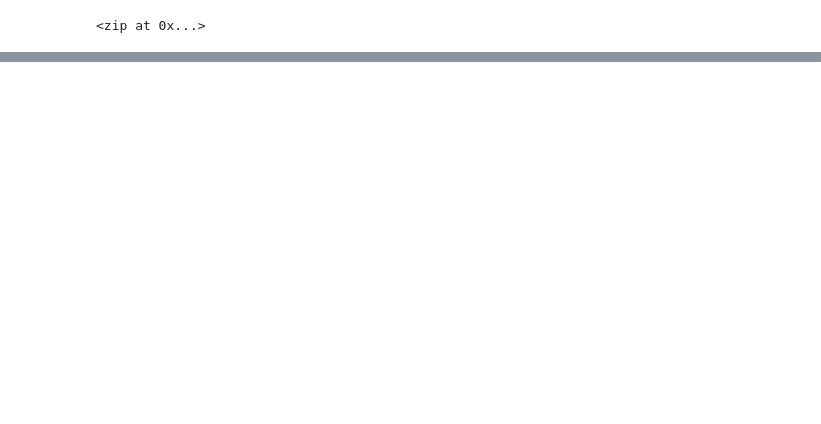
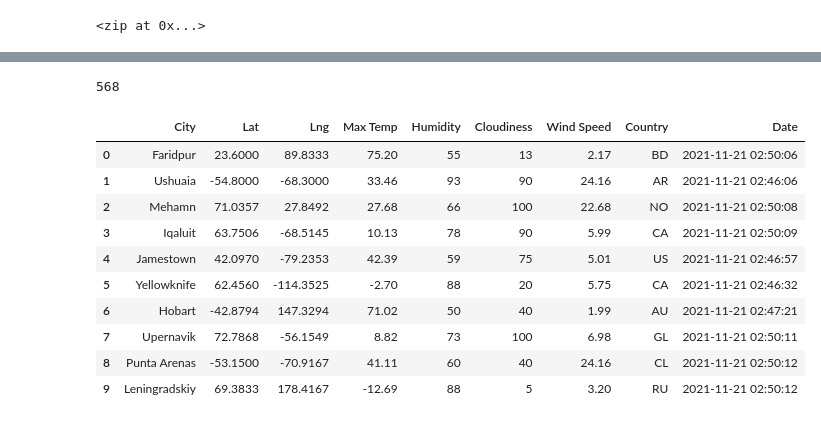
Before and after one commit to ktella22/World_Weather_Analysis, a Jupyter notebook: WeatherPy.ipynb, the cells around one changed output, grey strips where cells are left out. Cells and saved outputs as stored; diff of their text form; code cells hidden in the pictures; blank space fills up the shorter version.

```diff
--- a/WeatherPy.ipynb
+++ b/WeatherPy.ipynb
@@ -33,0 +34,23 @@ len(cities)
+# %%
+# Import requests library
+import requests
+
+# Import weather_api_key
+from config import weather_api_key
+
+# Starting UR: for Weather Map API calls
+url = "https://api.openweathermap.org/data/2.5/weather?units=Imperial&APPID=" + weather_api_key
+
+# Import the time library and the datetime module from the datetime library
+import time
+from datetime import datetime
+# %%
+# Create an empty list to hold the weather data
+city_data = []
+# Print the beginning of the logging.
+print("Beginning Data Retrieval     ")
+print("-----------------------------")
+
+# Create counters
+record_count = 1
+set_count = 1
@@ -33,0 +141,20 @@ len(cities)
+# %%
+len(city_data)
+# %% [output]
+568
+# %%
+# Convert the array of dictionaries to a Panda DataFrame
+city_data_df = pd.DataFrame(city_data)
+city_data_df.head(10)
+# %% [output]
+|  | City | Lat | Lng | Max Temp | Humidity | Cloudiness | Wind Speed | Country | Date |
+| 0 | Faridpur | 23.6000 | 89.8333 | 75.20 | 55 | 13 | 2.17 | BD | 2021-11-21 02:50:06 |
+| 1 | Ushuaia | -54.8000 | -68.3000 | 33.46 | 93 | 90 | 24.16 | AR | 2021-11-21 02:46:06 |
+| 2 | Mehamn | 71.0357 | 27.8492 | 27.68 | 66 | 100 | 22.68 | NO | 2021-11-21 02:50:08 |
+| 3 | Iqaluit | 63.7506 | -68.5145 | 10.13 | 78 | 90 | 5.99 | CA | 2021-11-21 02:50:09 |
+| 4 | Jamestown | 42.0970 | -79.2353 | 42.39 | 59 | 75 | 5.01 | US | 2021-11-21 02:46:57 |
+| 5 | Yellowknife | 62.4560 | -114.3525 | -2.70 | 88 | 20 | 5.75 | CA | 2021-11-21 02:46:32 |
+| 6 | Hobart | -42.8794 | 147.3294 | 71.02 | 50 | 40 | 1.99 | AU | 2021-11-21 02:47:21 |
+| 7 | Upernavik | 72.7868 | -56.1549 | 8.82 | 73 | 100 | 6.98 | GL | 2021-11-21 02:50:11 |
+| 8 | Punta Arenas | -53.1500 | -70.9167 | 41.11 | 60 | 40 | 24.16 | CL | 2021-11-21 02:50:12 |
+| 9 | Leningradskiy | 69.3833 | 178.4167 | -12.69 | 88 | 5 | 3.20 | RU | 2021-11-21 02:50:12 |
```
Also changed, not shown: parts of 6 cells of this notebook, 3 other files.
